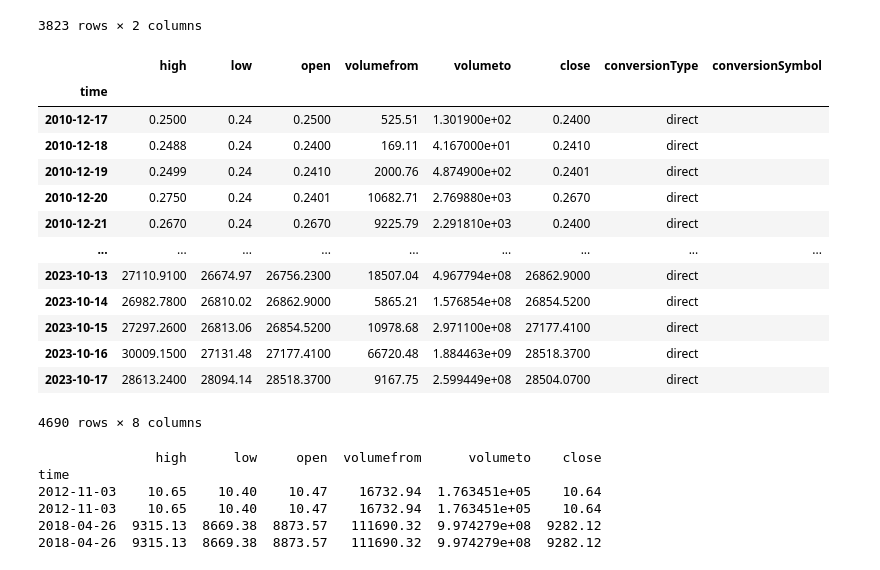
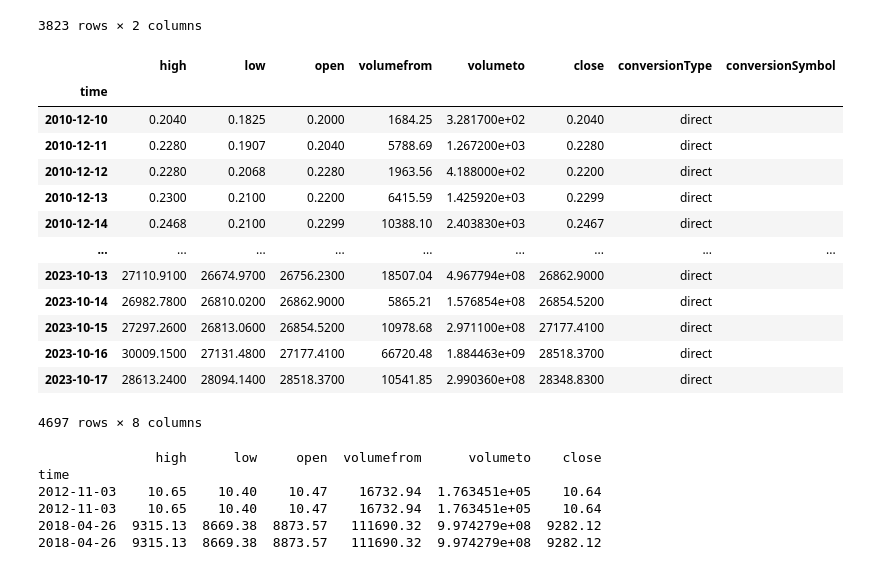
Before and after one commit to ThomasMeb/Alla2, a Jupyter notebook: data_mining.ipynb, the cells around one changed output. Drawn from its saved outputs; the diff is of its cells as text; code cells hidden in the pictures.

```diff
--- a/data_mining.ipynb
+++ b/data_mining.ipynb
@@ -125,7 +125,7 @@ import time
 api_key = input("Please enter your CryptoCompare API key: ")
 
 # Convertit la date '28/04/2013' en timestamp UNIX
-start_date = '17/12/2010 00:00:00'
+start_date = '12/10/2010 00:00:00'
 start_timestamp = int(time.mktime(time.strptime(start_date, '%d/%m/%Y %H:%M:%S')))
 
 # Timestamp pour aujourd'hui
@@ -145,45 +145,45 @@ btc_data_full = pd.DataFrame()
 for i in range(total_requests):
     # Ajuste le paramètre toTs pour chaque requête
     toTs = end_timestamp - i * limit * 24 * 60 * 60
 
     # Construit l'URL de l'API
     url = f'https://min-api.cryptocompare.com/data/v2/histoday?fsym=BTC&tsym=USD&limit={limit}&toTs={toTs}&api_key={api_key}'
 
     # Fait la requête API
     response = requests.get(url)
     data = response.json()
 
     # Crée un DataFrame avec les données obtenues
     new_data = pd.DataFrame(data['Data']['Data'])
     new_data['time'] = pd.to_datetime(new_data['time'], unit='s')
     new_data.set_index('time', inplace=True)
 
     # Concaténe les nouveaux données avec les données existantes
     btc_data_full = pd.concat([new_data, btc_data_full])
 
 # Trie le DataFrame combiné par index (date)
 btc_data_full.sort_index(inplace=True)
 
 # Filtre les données pour n'inclure que celles depuis le 28/04/2013
 btc_data_full = btc_data_full[btc_data_full.index >= start_date]
 
 # Affiche le DataFrame
 btc_data_full
 # %% [output]
 |  | high | low | open | volumefrom | volumeto | close | conversionType | conversionSymbol |
 | time |  |  |  |  |  |  |  |  |
-| 2010-12-17 | 0.2500 | 0.24 | 0.2500 | 525.51 | 1.301900e+02 | 0.2400 | direct |  |
-| 2010-12-18 | 0.2488 | 0.24 | 0.2400 | 169.11 | 4.167000e+01 | 0.2410 | direct |  |
-| 2010-12-19 | 0.2499 | 0.24 | 0.2410 | 2000.76 | 4.874900e+02 | 0.2401 | direct |  |
-| 2010-12-20 | 0.2750 | 0.24 | 0.2401 | 10682.71 | 2.769880e+03 | 0.2670 | direct |  |
-| 2010-12-21 | 0.2670 | 0.24 | 0.2670 | 9225.79 | 2.291810e+03 | 0.2400 | direct |  |
+| 2010-12-10 | 0.2040 | 0.1825 | 0.2000 | 1684.25 | 3.281700e+02 | 0.2040 | direct |  |
+| 2010-12-11 | 0.2280 | 0.1907 | 0.2040 | 5788.69 | 1.267200e+03 | 0.2280 | direct |  |
+| 2010-12-12 | 0.2280 | 0.2068 | 0.2280 | 1963.56 | 4.188000e+02 | 0.2200 | direct |  |
+| 2010-12-13 | 0.2300 | 0.2100 | 0.2200 | 6415.59 | 1.425920e+03 | 0.2299 | direct |  |
+| 2010-12-14 | 0.2468 | 0.2100 | 0.2299 | 10388.10 | 2.403830e+03 | 0.2467 | direct |  |
 | ... | ... | ... | ... | ... | ... | ... | ... | ... |
-| 2023-10-13 | 27110.9100 | 26674.97 | 26756.2300 | 18507.04 | 4.967794e+08 | 26862.9000 | direct |  |
-| 2023-10-14 | 26982.7800 | 26810.02 | 26862.9000 | 5865.21 | 1.576854e+08 | 26854.5200 | direct |  |
-| 2023-10-15 | 27297.2600 | 26813.06 | 26854.5200 | 10978.68 | 2.971100e+08 | 27177.4100 | direct |  |
-| 2023-10-16 | 30009.1500 | 27131.48 | 27177.4100 | 66720.48 | 1.884463e+09 | 28518.3700 | direct |  |
-| 2023-10-17 | 28613.2400 | 28094.14 | 28518.3700 | 9167.75 | 2.599449e+08 | 28504.0700 | direct |  |
+| 2023-10-13 | 27110.9100 | 26674.9700 | 26756.2300 | 18507.04 | 4.967794e+08 | 26862.9000 | direct |  |
+| 2023-10-14 | 26982.7800 | 26810.0200 | 26862.9000 | 5865.21 | 1.576854e+08 | 26854.5200 | direct |  |
+| 2023-10-15 | 27297.2600 | 26813.0600 | 26854.5200 | 10978.68 | 2.971100e+08 | 27177.4100 | direct |  |
+| 2023-10-16 | 30009.1500 | 27131.4800 | 27177.4100 | 66720.48 | 1.884463e+09 | 28518.3700 | direct |  |
+| 2023-10-17 | 28613.2400 | 28094.1400 | 28518.3700 | 10541.85 | 2.990360e+08 | 28348.8300 | direct |  |
-4690 rows × 8 columns
+4697 rows × 8 columns
 # %%
 btc_data_full.drop(['conversionSymbol', 'conversionType'], axis=1, inplace=True)
 # %%
```
Also changed, not shown: parts of 21 cells of this notebook, 3 other files.
